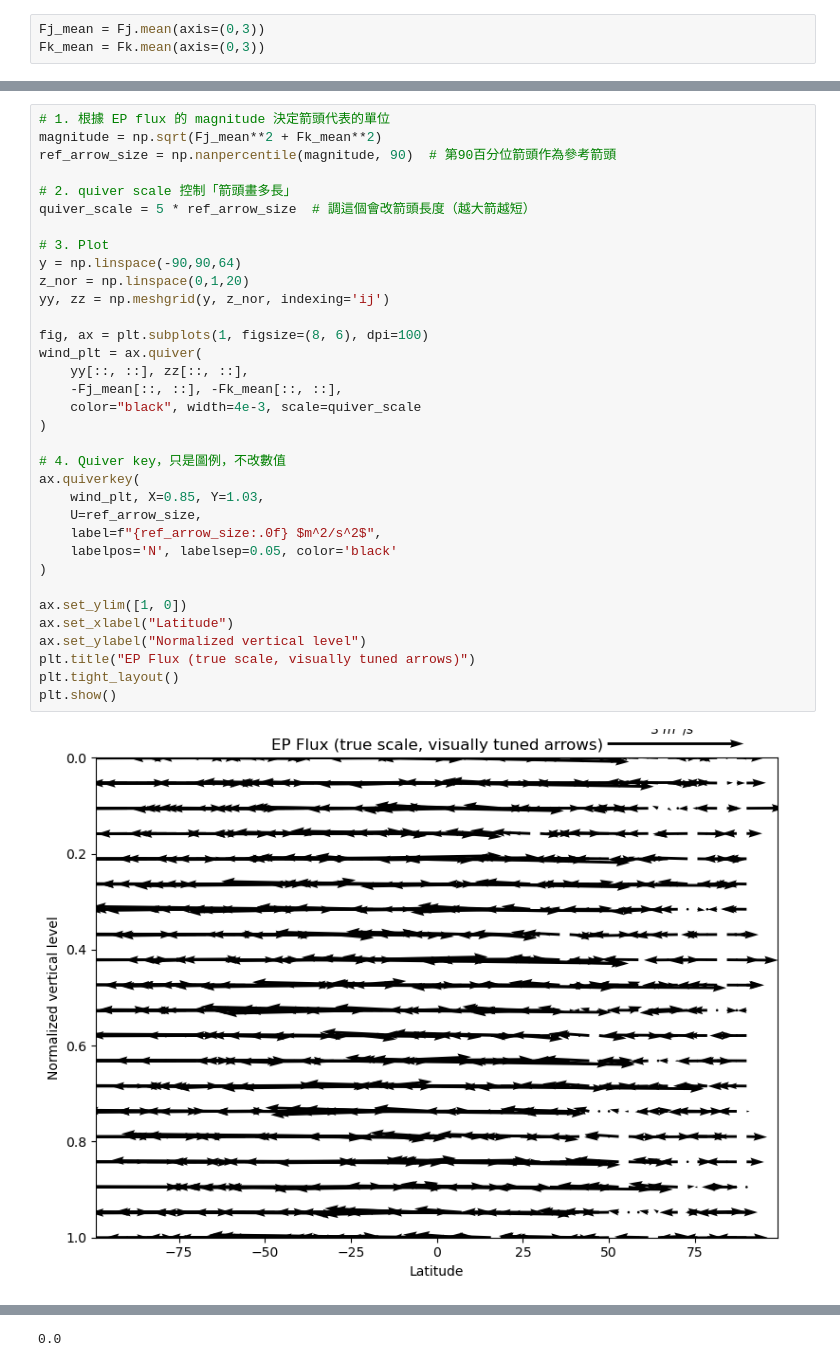
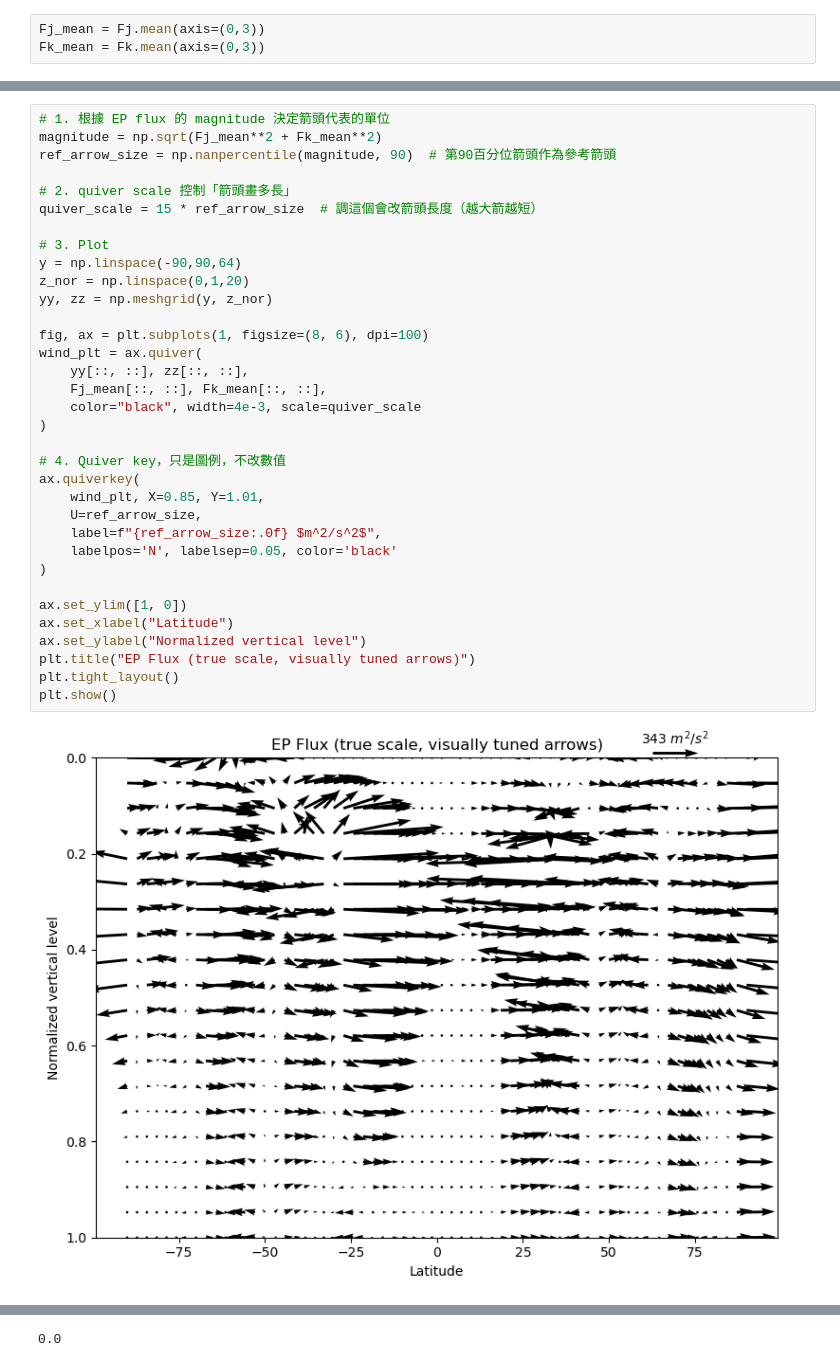
Before and after one commit to PeterChang1023/Moist_Dycore, a Jupyter notebook: EP_flux.ipynb, the cells around one changed output, grey strips where cells are left out. Saved outputs shown, nothing was run; the diff lists cells and outputs as text.

Commit message:
try zonal mean weight

```diff
--- a/EP_flux.ipynb
+++ b/EP_flux.ipynb
@@ -879,36 +976,36 @@ Fk_mean = Fk.mean(axis=(0,3))
 # 1. 根據 EP flux 的 magnitude 決定箭頭代表的單位
 magnitude = np.sqrt(Fj_mean**2 + Fk_mean**2)
 ref_arrow_size = np.nanpercentile(magnitude, 90)  # 第90百分位箭頭作為參考箭頭
 
 # 2. quiver scale 控制「箭頭畫多長」
-quiver_scale = 5 * ref_arrow_size  # 調這個會改箭頭長度（越大箭越短）
+quiver_scale = 15 * ref_arrow_size  # 調這個會改箭頭長度（越大箭越短）
 
 # 3. Plot
 y = np.linspace(-90,90,64)
 z_nor = np.linspace(0,1,20)
-yy, zz = np.meshgrid(y, z_nor, indexing='ij')
+yy, zz = np.meshgrid(y, z_nor)
 
 fig, ax = plt.subplots(1, figsize=(8, 6), dpi=100)
 wind_plt = ax.quiver(
     yy[::, ::], zz[::, ::],
-    -Fj_mean[::, ::], -Fk_mean[::, ::],
+    Fj_mean[::, ::], Fk_mean[::, ::],
     color="black", width=4e-3, scale=quiver_scale
 )
 
 # 4. Quiver key，只是圖例，不改數值
 ax.quiverkey(
-    wind_plt, X=0.85, Y=1.03,
+    wind_plt, X=0.85, Y=1.01,
     U=ref_arrow_size,
     label=f"{ref_arrow_size:.0f} $m^2/s^2$",
     labelpos='N', labelsep=0.05, color='black'
 )
 
 ax.set_ylim([1, 0])
 ax.set_xlabel("Latitude")
 ax.set_ylabel("Normalized vertical level")
 plt.title("EP Flux (true scale, visually tuned arrows)")
 plt.tight_layout()
 plt.show()
 # %% [output]
-[figure, old version]
+[figure, new version]
 # %%
```
Also changed, not shown: parts of 19 cells of this notebook.
